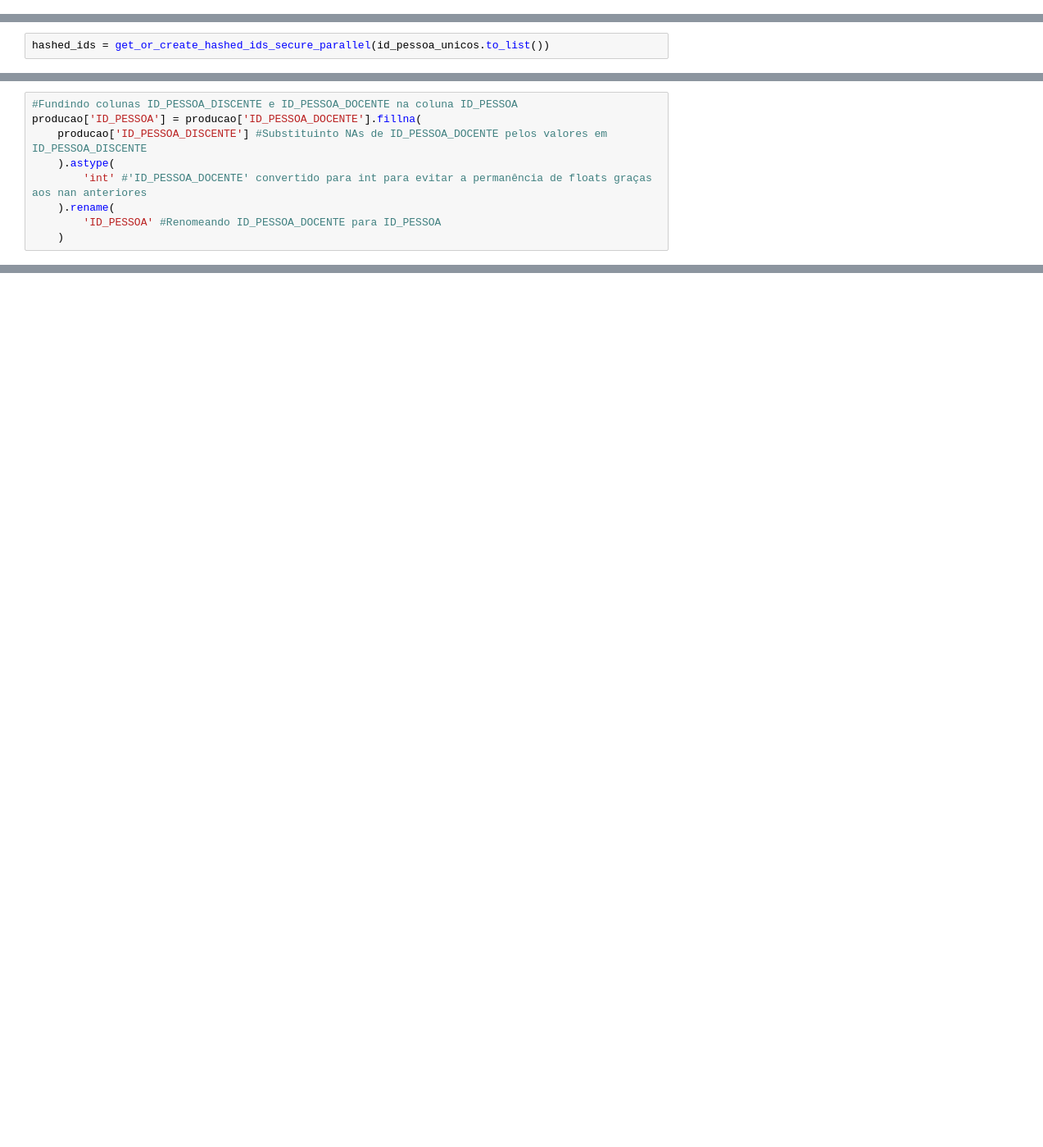
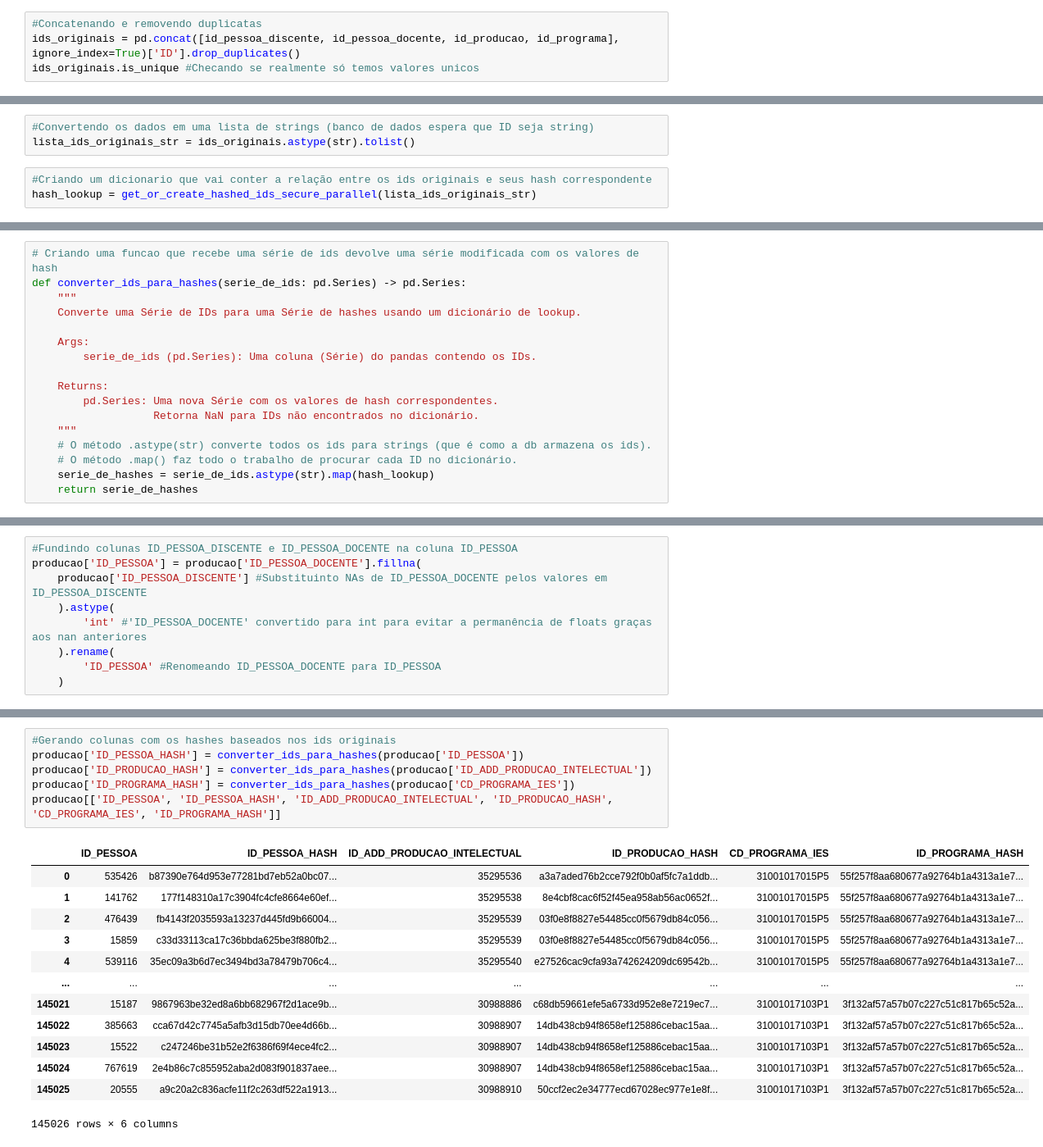
Before and after one commit to gavieira/sucupira_ufrj, a Jupyter notebook: ufrj_capes.ipynb, the cells around one changed output, grey strips where cells are left out. Shown at 82% size. Saved outputs shown, nothing was run; the diff lists cells and outputs as text; blank space fills up the shorter version.

Commit message:
Substituição de ids originais CAPES por hashes

```diff
--- a/ufrj_capes.ipynb
+++ b/ufrj_capes.ipynb
@@ -924,0 +1057,4 @@ id_pessoa_unicos
+# %%
+#Concatenando e removendo duplicatas
+ids_originais = pd.concat([id_pessoa_discente, id_pessoa_docente, id_producao, id_programa], ignore_index=True)['ID'].drop_duplicates()
+ids_originais.is_unique #Checando se realmente só temos valores unicos
@@ -925,2 +1063,6 @@ id_pessoa_unicos
+# %%
+#Convertendo os dados em uma lista de strings (banco de dados espera que ID seja string)
+lista_ids_originais_str = ids_originais.astype(str).tolist()
 # %%
-hashed_ids = get_or_create_hashed_ids_secure_parallel(id_pessoa_unicos.to_list())
+#Criando um dicionario que vai conter a relação entre os ids originais e seus hash correspondente
+hash_lookup = get_or_create_hashed_ids_secure_parallel(lista_ids_originais_str)
@@ -970,3 +1094,20 @@ docentes_2020_todos[docentes_2020_todos['ID_PESSOA'].isin(docentes_2020_no_match
+# %%
+# Criando uma funcao que recebe uma série de ids devolve uma série modificada com os valores de hash
+def converter_ids_para_hashes(serie_de_ids: pd.Series) -> pd.Series:
+    """
+    Converte uma Série de IDs para uma Série de hashes usando um dicionário de lookup.
+
+    Args:
+        serie_de_ids (pd.Series): Uma coluna (Série) do pandas contendo os IDs.
+
+    Returns:
+        pd.Series: Uma nova Série com os valores de hash correspondentes.
+                   Retorna NaN para IDs não encontrados no dicionário.
+    """
+    # O método .astype(str) converte todos os ids para strings (que é como a db armazena os ids).
+    # O método .map() faz todo o trabalho de procurar cada ID no dicionário.
+    serie_de_hashes = serie_de_ids.astype(str).map(hash_lookup)
+    return serie_de_hashes
 # %% [markdown]
 ### Discentes
 # %%
@@ -1283,0 +1716,20 @@ producao[['ID_PESSOA', 'ID_PESSOA_DISCENTE', 'ID_PESSOA_DOCENTE', 'TP_AUTOR']]
+# %%
+#Gerando colunas com os hashes baseados nos ids originais
+producao['ID_PESSOA_HASH'] = converter_ids_para_hashes(producao['ID_PESSOA'])
+producao['ID_PRODUCAO_HASH'] = converter_ids_para_hashes(producao['ID_ADD_PRODUCAO_INTELECTUAL'])
+producao['ID_PROGRAMA_HASH'] = converter_ids_para_hashes(producao['CD_PROGRAMA_IES'])
+producao[['ID_PESSOA', 'ID_PESSOA_HASH', 'ID_ADD_PRODUCAO_INTELECTUAL', 'ID_PRODUCAO_HASH', 'CD_PROGRAMA_IES', 'ID_PROGRAMA_HASH']]
+# %% [output]
+|  | ID_PESSOA | ID_PESSOA_HASH | ID_ADD_PRODUCAO_INTELECTUAL | ID_PRODUCAO_HASH | CD_PROGRAMA_IES | ID_PROGRAMA_HASH |
+| 0 | 535426 | b87390e764d953e77281bd7eb52a0bc07... | 35295536 | a3a7aded76b2cce792f0b0af5fc7a1ddb... | 31001017015P5 | 55f257f8aa680677a92764b1a4313a1e7... |
+| 1 | 141762 | 177f148310a17c3904fc4cfe8664e60ef... | 35295538 | 8e4cbf8cac6f52f45ea958ab56ac0652f... | 31001017015P5 | 55f257f8aa680677a92764b1a4313a1e7... |
+| 2 | 476439 | fb4143f2035593a13237d445fd9b66004... | 35295539 | 03f0e8f8827e54485cc0f5679db84c056... | 31001017015P5 | 55f257f8aa680677a92764b1a4313a1e7... |
+| 3 | 15859 | c33d33113ca17c36bbda625be3f880fb2... | 35295539 | 03f0e8f8827e54485cc0f5679db84c056... | 31001017015P5 | 55f257f8aa680677a92764b1a4313a1e7... |
+| 4 | 539116 | 35ec09a3b6d7ec3494bd3a78479b706c4... | 35295540 | e27526cac9cfa93a742624209dc69542b... | 31001017015P5 | 55f257f8aa680677a92764b1a4313a1e7... |
+| ... | ... | ... | ... | ... | ... | ... |
+| 145021 | 15187 | 9867963be32ed8a6bb682967f2d1ace9b... | 30988886 | c68db59661efe5a6733d952e8e7219ec7... | 31001017103P1 | 3f132af57a57b07c227c51c817b65c52a... |
+| 145022 | 385663 | cca67d42c7745a5afb3d15db70ee4d66b... | 30988907 | 14db438cb94f8658ef125886cebac15aa... | 31001017103P1 | 3f132af57a57b07c227c51c817b65c52a... |
+| 145023 | 15522 | c247246be31b52e2f6386f69f4ece4fc2... | 30988907 | 14db438cb94f8658ef125886cebac15aa... | 31001017103P1 | 3f132af57a57b07c227c51c817b65c52a... |
+| 145024 | 767619 | 2e4b86c7c855952aba2d083f901837aee... | 30988907 | 14db438cb94f8658ef125886cebac15aa... | 31001017103P1 | 3f132af57a57b07c227c51c817b65c52a... |
+| 145025 | 20555 | a9c20a2c836acfe11f2c263df522a1913... | 30988910 | 50ccf2ec2e34777ecd67028ec977e1e8f... | 31001017103P1 | 3f132af57a57b07c227c51c817b65c52a... |
+145026 rows × 6 columns
```
Also changed, not shown: parts of 92 cells of this notebook, 1 other file.
